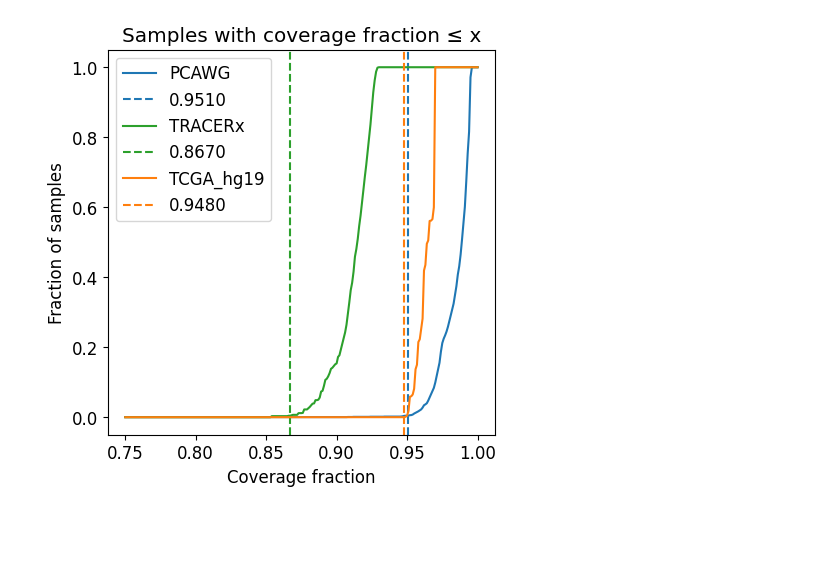
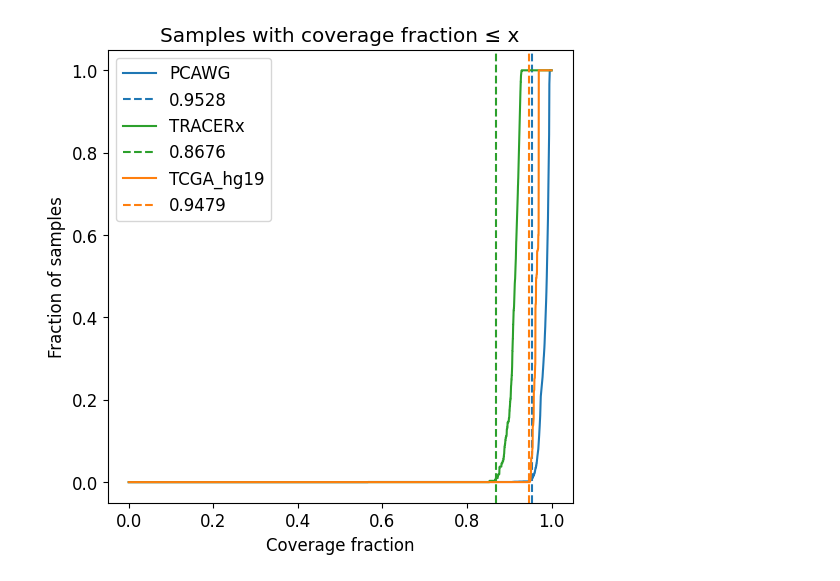
Before and after one commit to ICCB-Cologne/CNSistent, a Jupyter notebook: notebooks/analyze/analyze_cutoffs.ipynb, the cells around one changed output. Cells and saved outputs as stored; diff of their text form; code cells hidden in the pictures; blank space fills up the shorter version.

```diff
--- a/notebooks/analyze/analyze_cutoffs.ipynb
+++ b/notebooks/analyze/analyze_cutoffs.ipynb
@@ -13,7 +10,7 @@ from cns.data_utils import load_all_samples, img_path
 from cns.utils.cutoff import count_below_lim, find_knee
 file_type = ".pdf"
 # %%
-plt.rcParams.update({'font.size': 12, 'figure.figsize': (5, 5)})
+plt.rcParams.update({'font.size': 12, 'figure.figsize': (6, 6), 'figure.dpi': 100})
 # %%
 data = load_all_samples(False, False, False, True)
 datasets = list(data.keys())
@@ -38,9 +22,9 @@ data["TRACERx"]
 # %%
-ane_count = {}
-ane_cutoffs = {}
-ane_deltas = {}
+ane_Y_raw = {}
+ane_Y = {}
+ane_X = {}
 feature = "ane_total_cn_frac_aut"
-max_val = 0.01
+max_val = 1
 for k, v in data.items():
-    ane_cutoffs[k], ane_count[k], ane_deltas[k] = count_below_lim(v[feature], max_val=max_val, steps=100)
+    ane_X[k], ane_Y[k] = count_below_lim(v[feature], max_val=max_val, steps=10000)
 # %%
@@ -69,0 +49,15 @@ TCGA_hg19 10 52.501999265861215
+# %%
+for k in datasets:
+    lim = 50
+    plt.plot(ane_X[k][:50], ane_Y[k][:50], label=k, color=colors[k])
+    knee_index, knee_value = find_knee(ane_X[k], ane_Y[k], convex=True)
+    sample_c = ane_Y[k][knee_index] * len(data[k])
+    print(k, sample_c, knee_index, knee_value)
+    x_pos = ane_X[k][knee_index]
+    plt.axvline(x_pos, color=colors[k], linestyle="--", label=f"{x_pos:.4f}")
+
+plt.xlabel("Aneuploidy fraction")
+plt.ylabel("Fraction of samples")
+plt.legend()
+plt.title(f"Samples with aneuploidy fraction ≤ x")
+plt.savefig(f"{img_path}/fig_samples_imbalance_fraction{file_type}", bbox_inches="tight")
@@ -70,22 +69,21 @@ TCGA_hg19 10 52.501999265861215
 # %%
-cov_count = {}
-cov_cutoffs = {}
-cov_deltas = {}
+cov_Y = {}
+cov_X = {}
 feature = "cover_frac_aut"
-min_val = 0.75
+min_val = 0
 for k, v in data.items():
-    cov_cutoffs[k], cov_count[k], cov_deltas[k] = count_below_lim(v[feature], min_val=min_val, steps=250)
+    cov_X[k], cov_Y[k] = count_below_lim(v[feature], min_val=min_val, steps=10000)
 # %%
-for k, v in cov_count.items():
-    plt.plot(cov_cutoffs[k], v, label=k, color=colors[k])
-    knee_index, knee_value = find_knee(v, cov_deltas[k], convex=False, dist=10)
-    x_pos = cov_cutoffs[k][knee_index]
+for k in datasets:
+    plt.plot(cov_X[k], cov_Y[k], label=k, color=colors[k])
+    knee_index, knee_value = find_knee(cov_X[k],  cov_Y[k], convex=False)
+    x_pos = cov_X[k][knee_index]
     plt.axvline(x_pos, color=colors[k], linestyle="--", label=f"{x_pos:.4f}")
 
 plt.xlabel("Coverage fraction")
 plt.ylabel("Fraction of samples")
 plt.legend()
 plt.title(f"Samples with coverage fraction ≤ x")
 plt.savefig(f"{img_path}/fig_samples_coverage_fraction{file_type}", bbox_inches="tight")
 # %% [output]
-[figure, old version]
+[figure, new version]
```
Also changed, not shown: parts of 9 cells of this notebook, 4 other files.
